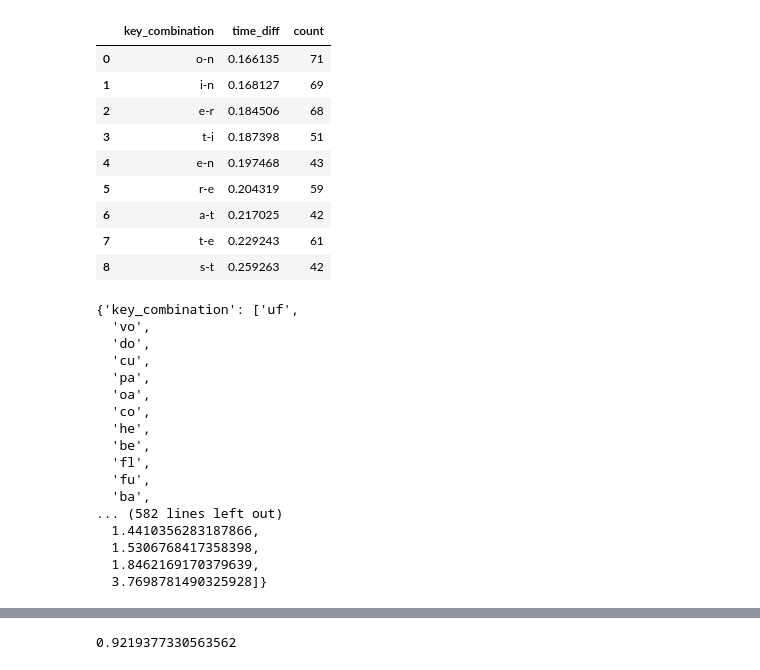
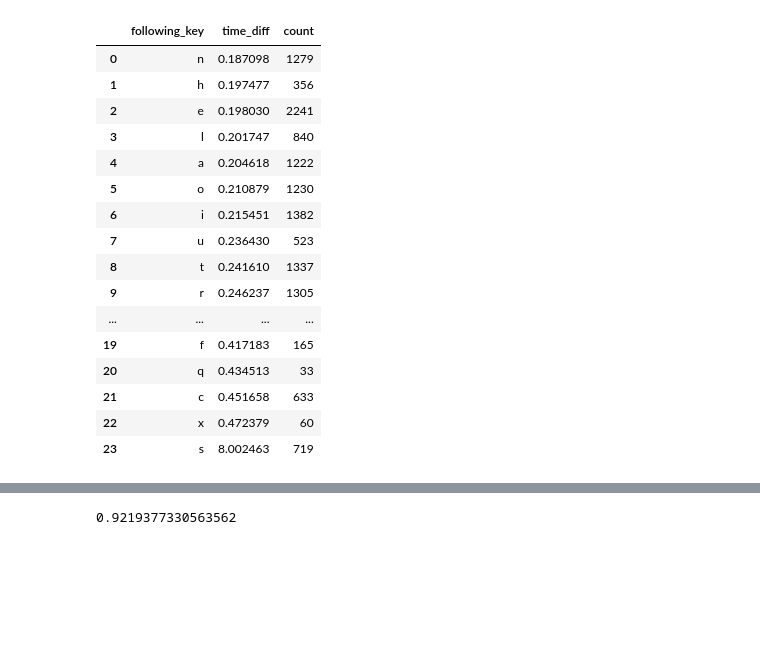
Before and after one commit to marclelamy/TyPy, a Jupyter notebook: test_stuff.ipynb, the cells around one changed output, grey strips where cells are left out. Cells and saved outputs as stored; diff of their text form; code cells hidden in the pictures; blank space fills up the shorter version.

```diff
--- a/test_stuff.ipynb
+++ b/test_stuff.ipynb
@@ -40,45 +164,54 @@ pd.read_sql_query('select game_id, count(game_id) from keys_typed group by game_
 # %%
 # pd.read_sql_query('select game_id, count(game_id) from keys_typed group by 1', con)#.query('game_id == 8882671311')
 query = """
 with tbl1 as (
 select
     key
     , lead(key) over(partition by game_id order by game_id, time) following_key
     , time
     , lead(time) over(partition by game_id order by game_id, time) following_time
     , game_id
 
-from keys_typed
+from keys_pressed
 where 1=1
-    and correct = 1
+    and correct_key = 1
+    and game_id > 20
     --and game_id in (3701467168, 5916786024)
 
 )
 
 select
-    key || '-' || following_key as key_combination
+    --key || '-' || following_key as key_combination
+    following_key
     , avg(following_time - time) as time_diff
     , count(*) count
 
 from tbl1
 where 1=1
     and 'space' not in (key, following_key)
     and following_key is not null
 group by 1
 having 1=1
-    and count(*) > 40
+    and count > 20
 order by time_diff asc
 """
 
-pd.read_sql_query(query, con).head(20)
+pd.read_sql_query(query, con)
 # %% [output]
-|  | key_combination | time_diff | count |
-| 0 | o-n | 0.166135 | 71 |
-| 1 | i-n | 0.168127 | 69 |
-| 2 | e-r | 0.184506 | 68 |
-| 3 | t-i | 0.187398 | 51 |
-| 4 | e-n | 0.197468 | 43 |
-| 5 | r-e | 0.204319 | 59 |
-| 6 | a-t | 0.217025 | 42 |
-| 7 | t-e | 0.229243 | 61 |
-| 8 | s-t | 0.259263 | 42 |
+|  | following_key | time_diff | count |
+| 0 | n | 0.187098 | 1279 |
+| 1 | h | 0.197477 | 356 |
+| 2 | e | 0.198030 | 2241 |
+| 3 | l | 0.201747 | 840 |
+| 4 | a | 0.204618 | 1222 |
+| 5 | o | 0.210879 | 1230 |
+| 6 | i | 0.215451 | 1382 |
+| 7 | u | 0.236430 | 523 |
+| 8 | t | 0.241610 | 1337 |
+| 9 | r | 0.246237 | 1305 |
+| ... | ... | ... | ... |
+| 19 | f | 0.417183 | 165 |
+| 20 | q | 0.434513 | 33 |
+| 21 | c | 0.451658 | 633 |
+| 22 | x | 0.472379 | 60 |
+| 23 | s | 8.002463 | 719 |
@@ -119,20 +217,0 @@ df = pd.read_sql_query(query, con)
-# %%
-df[['key_combination', 'time_diff']].to_dict('list')['ke']
-# %% [output]
-{'key_combination': ['uf',
-  'vo',
-  'do',
-  'cu',
-  'pa',
-  'oa',
-  'co',
-  'he',
-  'be',
-  'fl',
-  'fu',
-  'ba',
-... (582 lines left out)
-  1.4410356283187866,
-  1.5306768417358398,
-  1.8462169170379639,
-  3.7698781490325928]}
```
Also changed, not shown: parts of 33 cells of this notebook, 2 other files.
